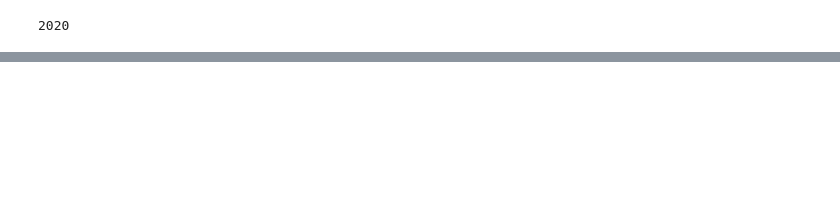
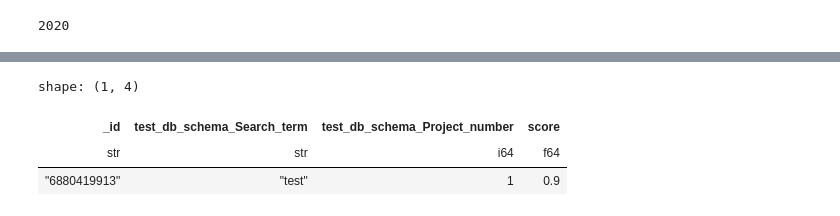
Before and after one commit to cloudlane-one/py-research, a Jupyter notebook: exp/test_db.ipynb, the cells around one changed output, grey strips where cells are left out. Drawn from its saved outputs; the diff is of its cells as text; code cells hidden in the pictures; blank space fills up the shorter version.

```diff
--- a/exp/test_db.ipynb
+++ b/exp/test_db.ipynb
@@ -291,0 +272,3 @@ FROM "test_db_schema_Organization", "types_test_db_schema_Organization_countries
+# %%
+db[SearchResult._table[SearchResult.score.isin(slice(0.81, 0.9))]].df()
+# %% [output]
@@ -292,3 +276,7 @@ FROM "test_db_schema_Organization", "types_test_db_schema_Organization_countries
+shape: (1, 4)
+| _id | test_db_schema_Search_term | test_db_schema_Project_number | score |
+| str | str | i64 | f64 |
+| "6880419913" | "test" | 1 | 0.9 |
 # %%
 stats.sort_stats("cumulative")
 stats.print_stats("py_research")
```
Also changed, not shown: parts of 7 cells of this notebook, 1 other file.
